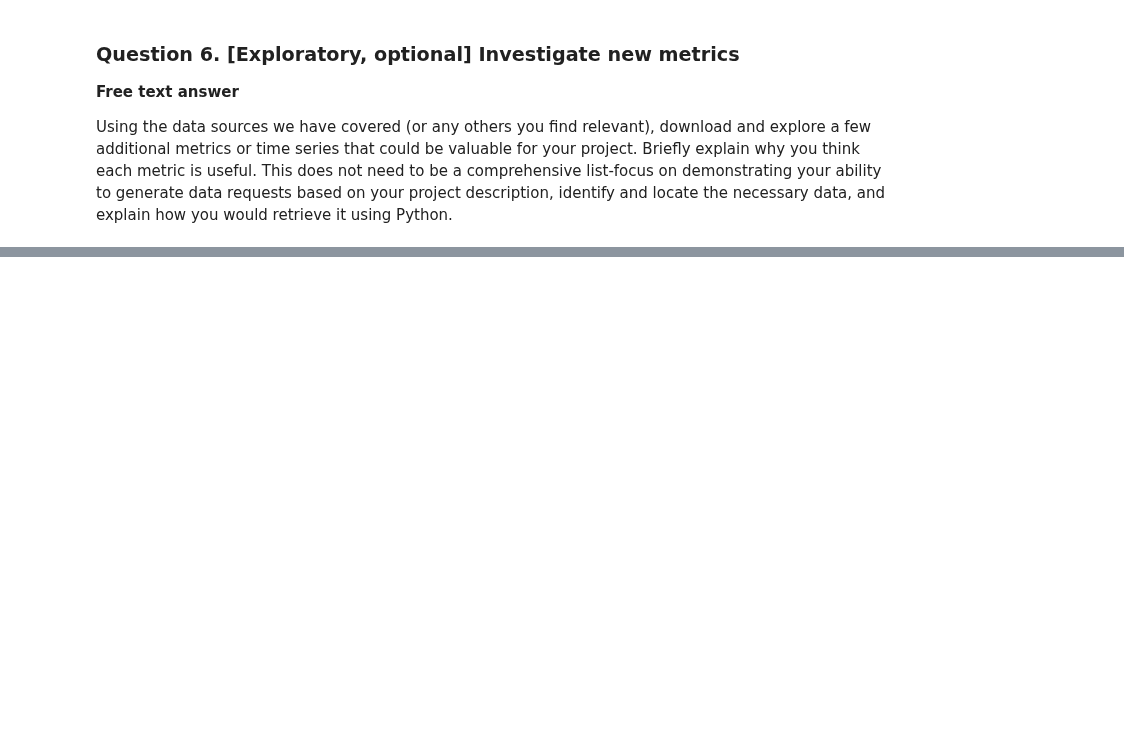
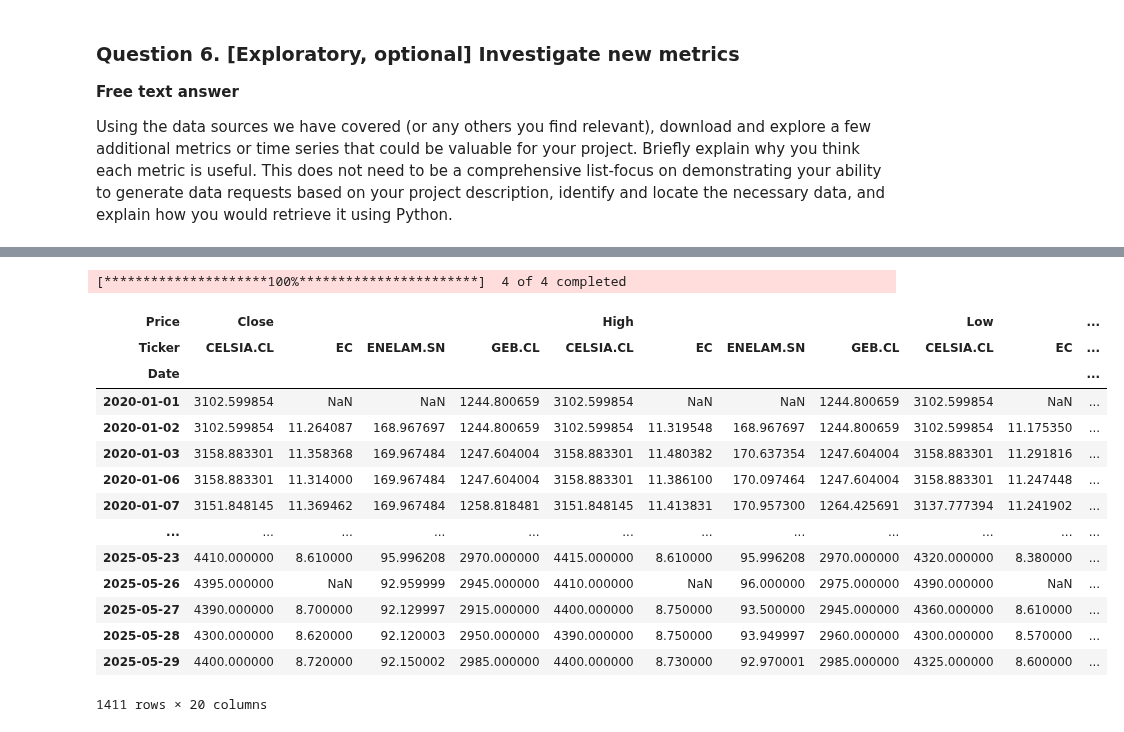
Before and after one commit to jamontanac/stock-market-project, a Jupyter notebook: notebooks/homeworks/h1.ipynb, the cells around one changed output, grey strips where cells are left out. Saved outputs shown, nothing was run; the diff lists cells and outputs as text; code cells hidden in the pictures; blank space fills up the shorter version.

```diff
--- a/notebooks/homeworks/h1.ipynb
+++ b/notebooks/homeworks/h1.ipynb
@@ -334,0 +462,23 @@ Using the data sources we have covered (or any others you find relevant), downlo
+# %%
+# get colombian data
+# Fetch Colombian stock data
+tickers = ["EC", "GEB.CL", "ENELAM.SN","CELSIA.CL"] #Ecopetrol, Grupo Energía Bogotá, Enel latam
+data = yf.download(tickers, start="2020-01-01", end="2025-05-30")
+data
+# %% [output]
+[*********************100%***********************]  4 of 4 completed
+| Price | Close |  |  |  | High |  |  |  | Low |  | ... |
+| Ticker | CELSIA.CL | EC | ENELAM.SN | GEB.CL | CELSIA.CL | EC | ENELAM.SN | GEB.CL | CELSIA.CL | EC | ... |
+| Date |  |  |  |  |  |  |  |  |  |  | ... |
+| 2020-01-01 | 3102.599854 | NaN | NaN | 1244.800659 | 3102.599854 | NaN | NaN | 1244.800659 | 3102.599854 | NaN | ... |
+| 2020-01-02 | 3102.599854 | 11.264087 | 168.967697 | 1244.800659 | 3102.599854 | 11.319548 | 168.967697 | 1244.800659 | 3102.599854 | 11.175350 | ... |
+| 2020-01-03 | 3158.883301 | 11.358368 | 169.967484 | 1247.604004 | 3158.883301 | 11.480382 | 170.637354 | 1247.604004 | 3158.883301 | 11.291816 | ... |
+| 2020-01-06 | 3158.883301 | 11.314000 | 169.967484 | 1247.604004 | 3158.883301 | 11.386100 | 170.097464 | 1247.604004 | 3158.883301 | 11.247448 | ... |
+| 2020-01-07 | 3151.848145 | 11.369462 | 169.967484 | 1258.818481 | 3151.848145 | 11.413831 | 170.957300 | 1264.425691 | 3137.777394 | 11.241902 | ... |
+| ... | ... | ... | ... | ... | ... | ... | ... | ... | ... | ... | ... |
+| 2025-05-23 | 4410.000000 | 8.610000 | 95.996208 | 2970.000000 | 4415.000000 | 8.610000 | 95.996208 | 2970.000000 | 4320.000000 | 8.380000 | ... |
+| 2025-05-26 | 4395.000000 | NaN | 92.959999 | 2945.000000 | 4410.000000 | NaN | 96.000000 | 2975.000000 | 4390.000000 | NaN | ... |
+| 2025-05-27 | 4390.000000 | 8.700000 | 92.129997 | 2915.000000 | 4400.000000 | 8.750000 | 93.500000 | 2945.000000 | 4360.000000 | 8.610000 | ... |
+| 2025-05-28 | 4300.000000 | 8.620000 | 92.120003 | 2950.000000 | 4390.000000 | 8.750000 | 93.949997 | 2960.000000 | 4300.000000 | 8.570000 | ... |
+| 2025-05-29 | 4400.000000 | 8.720000 | 92.150002 | 2985.000000 | 4400.000000 | 8.730000 | 92.970001 | 2985.000000 | 4325.000000 | 8.600000 | ... |
+1411 rows × 20 columns
```
Also changed, not shown: parts of 18 cells of this notebook.
